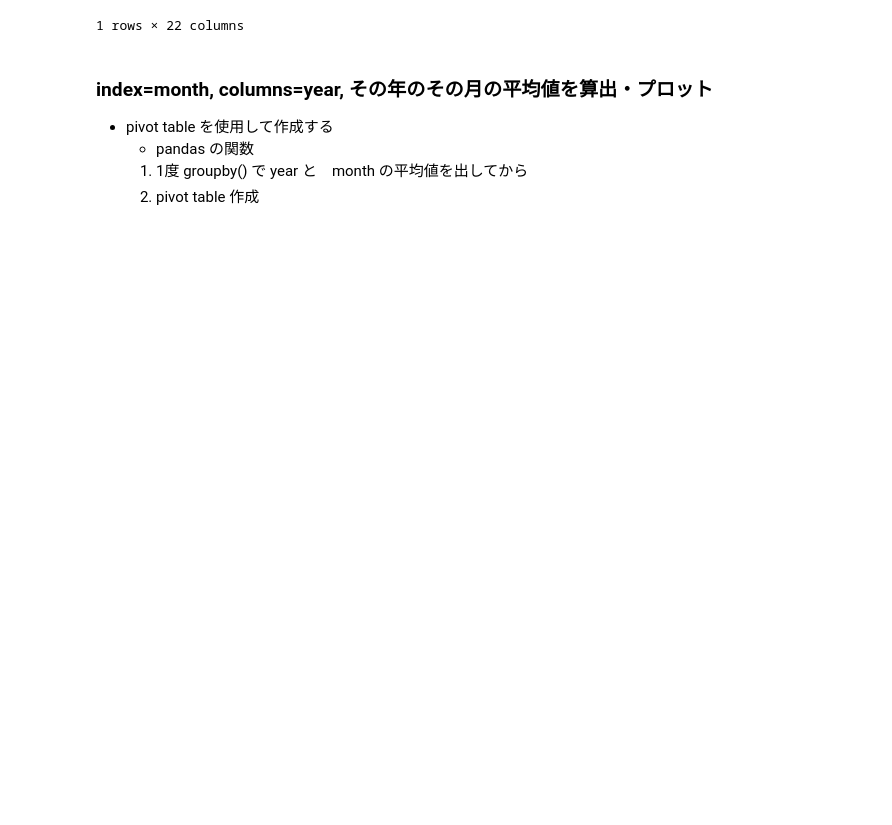
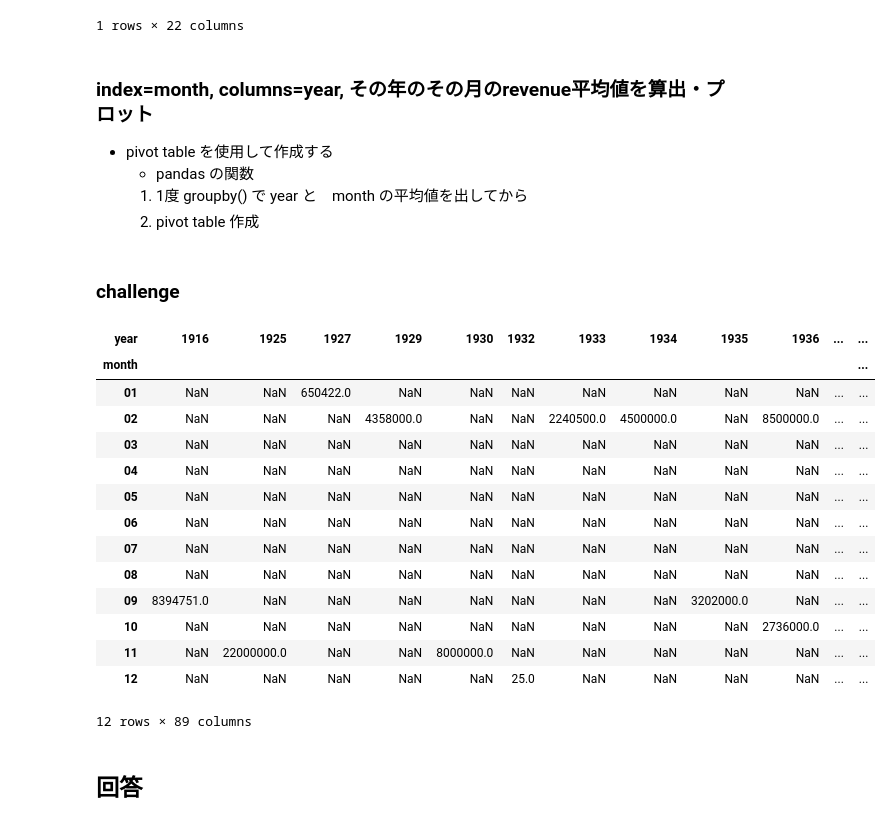
Before and after one commit to MoTo-LaBo/Python-data-science, a Jupyter notebook: seaborn/heatmap.ipynb, the cells around one changed output. Cells and saved outputs as stored; diff of their text form; code cells hidden in the pictures; blank space fills up the shorter version.

```diff
--- a/seaborn/heatmap.ipynb
+++ b/seaborn/heatmap.ipynb
@@ -111,7 +111,7 @@ df.head(1)
 | 0 | 237000000 | [{"id": 28, "name": "Action"}, {"... | http://www.avatarmovie.com/ | 19995 | [{"id": 1463, "name": "culture cl... | en | Avatar | In the 22nd century, a paraplegic... | ... |
 1 rows × 22 columns
 # %% [markdown]
-### index=month, columns=year, その年のその月の平均値を算出・プロット
+### index=month, columns=year, その年のその月のrevenue平均値を算出・プロット
 - pivot table を使用して作成する
     - pandas の関数
     1. 1度 groupby() で year と　month の平均値を出してから
@@ -120,0 +119,29 @@ df.groupby(['year', 'month']).mean()
+# %% [markdown]
+### challenge
+# %%
+# filter 0 を除く・排除
+df = df[df['revenue'] !=0]
+
+# revenue の　年・月　平均値
+df.groupby(['year', 'month']).mean()['revenue']
+
+# pivot table で作成
+df.pivot_table(values='revenue', index=['month'], columns=['year'])
+# %% [output]
+| year | 1916 | 1925 | 1927 | 1929 | 1930 | 1932 | 1933 | 1934 | 1935 | 1936 | ... | ... |
+| month |  |  |  |  |  |  |  |  |  |  |  | ... |
+| 01 | NaN | NaN | 650422.0 | NaN | NaN | NaN | NaN | NaN | NaN | NaN | ... | ... |
+| 02 | NaN | NaN | NaN | 4358000.0 | NaN | NaN | 2240500.0 | 4500000.0 | NaN | 8500000.0 | ... | ... |
+| 03 | NaN | NaN | NaN | NaN | NaN | NaN | NaN | NaN | NaN | NaN | ... | ... |
+| 04 | NaN | NaN | NaN | NaN | NaN | NaN | NaN | NaN | NaN | NaN | ... | ... |
+| 05 | NaN | NaN | NaN | NaN | NaN | NaN | NaN | NaN | NaN | NaN | ... | ... |
+| 06 | NaN | NaN | NaN | NaN | NaN | NaN | NaN | NaN | NaN | NaN | ... | ... |
+| 07 | NaN | NaN | NaN | NaN | NaN | NaN | NaN | NaN | NaN | NaN | ... | ... |
+| 08 | NaN | NaN | NaN | NaN | NaN | NaN | NaN | NaN | NaN | NaN | ... | ... |
+| 09 | 8394751.0 | NaN | NaN | NaN | NaN | NaN | NaN | NaN | 3202000.0 | NaN | ... | ... |
+| 10 | NaN | NaN | NaN | NaN | NaN | NaN | NaN | NaN | NaN | 2736000.0 | ... | ... |
+| 11 | NaN | 22000000.0 | NaN | NaN | 8000000.0 | NaN | NaN | NaN | NaN | NaN | ... | ... |
+| 12 | NaN | NaN | NaN | NaN | NaN | 25.0 | NaN | NaN | NaN | NaN | ... | ... |
+12 rows × 89 columns
+# %% [markdown]
+## 回答
```
Also changed, not shown: parts of 7 cells of this notebook.
